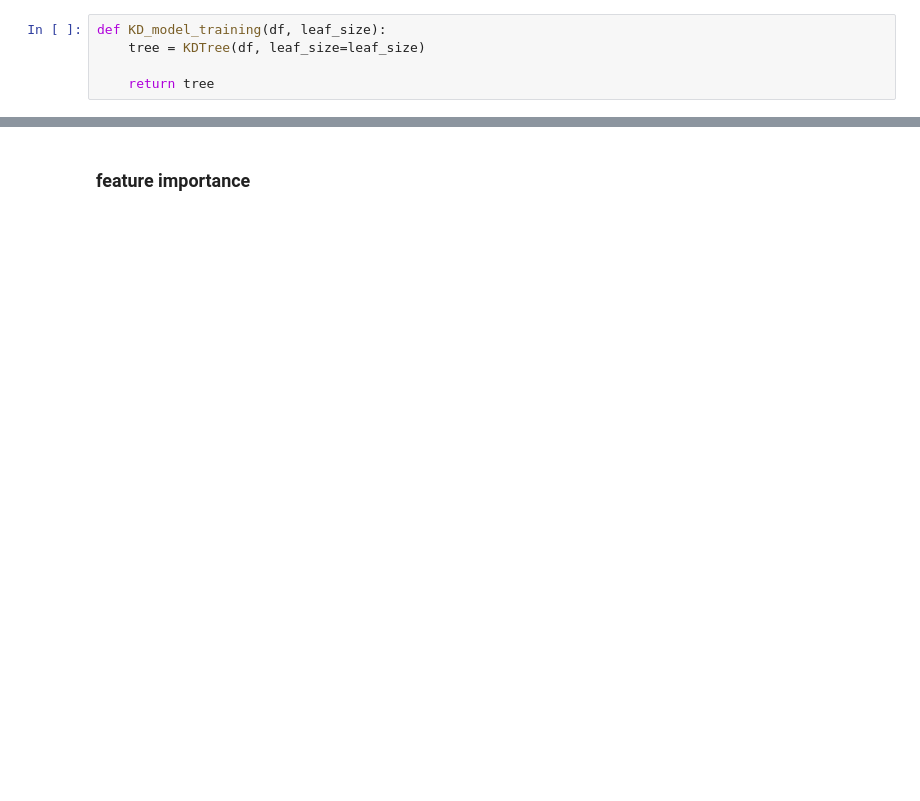
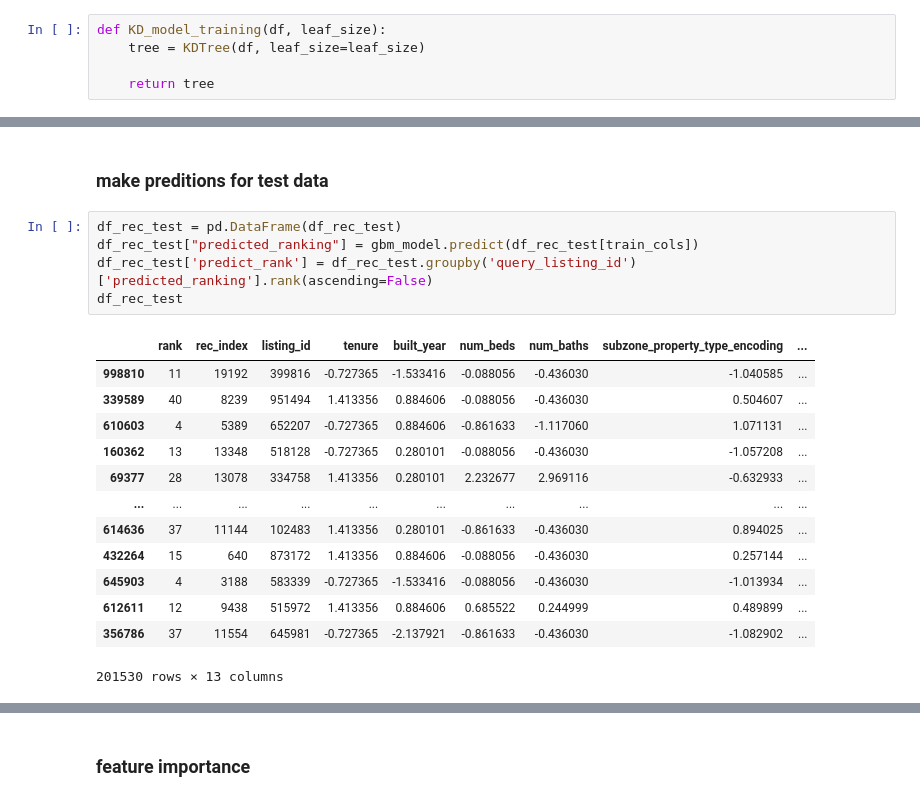
Before and after one commit to PigeonPhobia/no-bylan-regressor, a Jupyter notebook: Recommendation Engine.ipynb, the cells around one changed output, grey strips where cells are left out. Saved outputs shown, nothing was run; the diff lists cells and outputs as text; blank space fills up the shorter version.

```diff
--- a/Recommendation Engine.ipynb
+++ b/Recommendation Engine.ipynb
@@ -267,0 +217,21 @@ predict_recommendation
+# %% [markdown]
+### make preditions for test data
+# %%
+df_rec_test = pd.DataFrame(df_rec_test)
+df_rec_test["predicted_ranking"] = gbm_model.predict(df_rec_test[train_cols])
+df_rec_test['predict_rank'] = df_rec_test.groupby('query_listing_id')['predicted_ranking'].rank(ascending=False)
+df_rec_test
+# %% [output]
+|  | rank | rec_index | listing_id | tenure | built_year | num_beds | num_baths | subzone_property_type_encoding | ... |
+| 998810 | 11 | 19192 | 399816 | -0.727365 | -1.533416 | -0.088056 | -0.436030 | -1.040585 | ... |
+| 339589 | 40 | 8239 | 951494 | 1.413356 | 0.884606 | -0.088056 | -0.436030 | 0.504607 | ... |
+| 610603 | 4 | 5389 | 652207 | -0.727365 | 0.884606 | -0.861633 | -1.117060 | 1.071131 | ... |
+| 160362 | 13 | 13348 | 518128 | -0.727365 | 0.280101 | -0.088056 | -0.436030 | -1.057208 | ... |
+| 69377 | 28 | 13078 | 334758 | 1.413356 | 0.280101 | 2.232677 | 2.969116 | -0.632933 | ... |
+| ... | ... | ... | ... | ... | ... | ... | ... | ... | ... |
+| 614636 | 37 | 11144 | 102483 | 1.413356 | 0.280101 | -0.861633 | -0.436030 | 0.894025 | ... |
+| 432264 | 15 | 640 | 873172 | 1.413356 | 0.884606 | -0.088056 | -0.436030 | 0.257144 | ... |
+| 645903 | 4 | 3188 | 583339 | -0.727365 | -1.533416 | -0.088056 | -0.436030 | -1.013934 | ... |
+| 612611 | 12 | 9438 | 515972 | 1.413356 | 0.884606 | 0.685522 | 0.244999 | 0.489899 | ... |
+| 356786 | 37 | 11554 | 645981 | -0.727365 | -2.137921 | -0.861633 | -0.436030 | -1.082902 | ... |
+201530 rows × 13 columns
```
Also changed, not shown: parts of 48 cells of this notebook.
